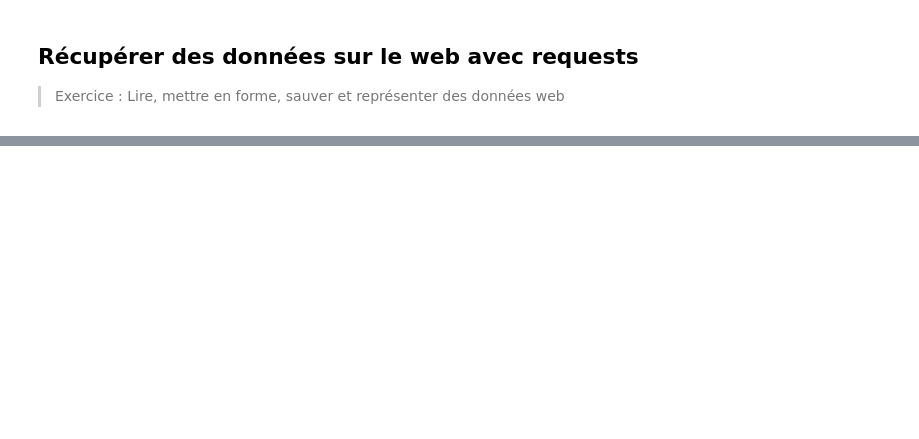
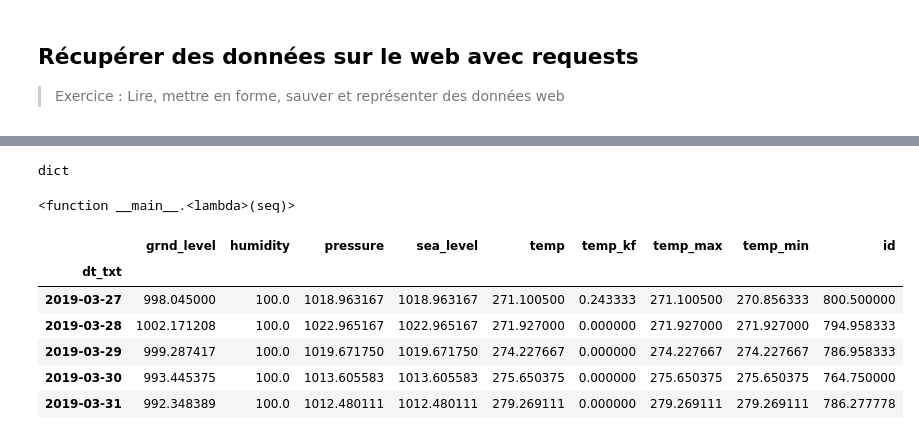
Before and after one commit to glyg/learn_python, a Jupyter notebook: 04-Analyse-de-données.ipynb, the cells around one changed output, grey strips where cells are left out. Drawn from its saved outputs; the diff is of its cells as text; code cells hidden in the pictures; blank space fills up the shorter version.

```diff
--- a/04-Analyse-de-données.ipynb
+++ b/04-Analyse-de-données.ipynb
@@ -225,0 +480,8 @@ fig
+# %%
+type(raw_data['weather'].iloc[0])
+# %% [output]
+dict
+# %%
+lambda seq: seq[0]
+# %% [output]
+<function __main__.<lambda>(seq)>
@@ -225,0 +502,10 @@ fig
+# %%
+main_data.resample('D').mean()
+# %% [output]
+|  | grnd_level | humidity | pressure | sea_level | temp | temp_kf | temp_max | temp_min | id |
+| dt_txt |  |  |  |  |  |  |  |  |  |
+| 2019-03-27 | 998.045000 | 100.0 | 1018.963167 | 1018.963167 | 271.100500 | 0.243333 | 271.100500 | 270.856333 | 800.500000 |
+| 2019-03-28 | 1002.171208 | 100.0 | 1022.965167 | 1022.965167 | 271.927000 | 0.000000 | 271.927000 | 271.927000 | 794.958333 |
+| 2019-03-29 | 999.287417 | 100.0 | 1019.671750 | 1019.671750 | 274.227667 | 0.000000 | 274.227667 | 274.227667 | 786.958333 |
+| 2019-03-30 | 993.445375 | 100.0 | 1013.605583 | 1013.605583 | 275.650375 | 0.000000 | 275.650375 | 275.650375 | 764.750000 |
+| 2019-03-31 | 992.348389 | 100.0 | 1012.480111 | 1012.480111 | 279.269111 | 0.000000 | 279.269111 | 279.269111 | 786.277778 |
```
Also changed, not shown: parts of 40 cells of this notebook, 1 other file.
